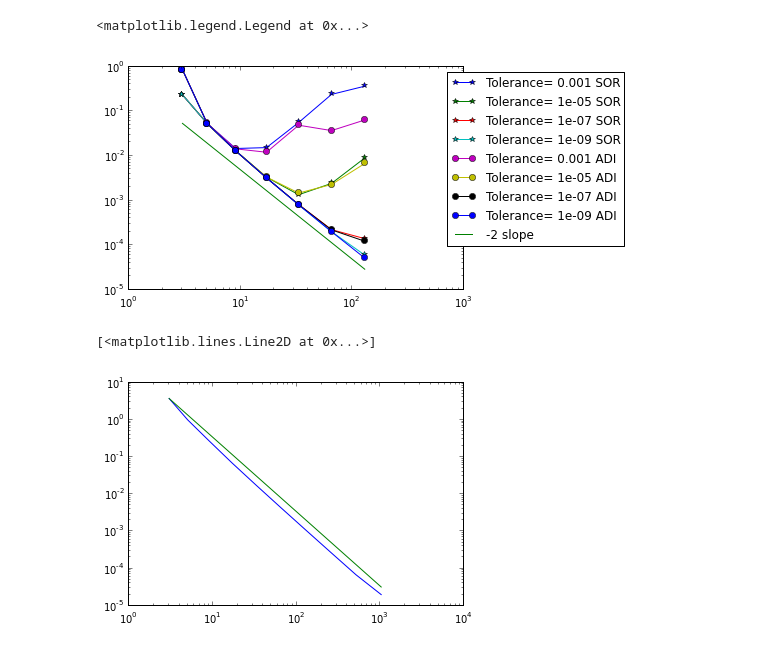
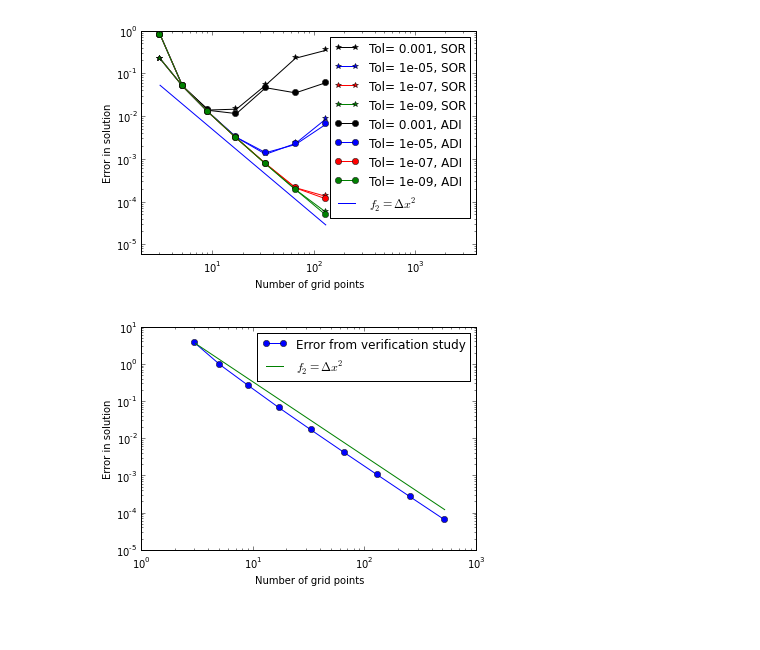
Before and after one commit to janvonrickenbach/Cfd_fundamentals, a Jupyter notebook: Cfd_fund.ipynb, the cells around one changed output. Saved outputs shown, nothing was run; the diff lists cells and outputs as text; code cells hidden in the pictures; blank space fills up the shorter version.

Commit message:
Mostly worked on the report and the plots

```diff
--- a/Cfd_fund.ipynb
+++ b/Cfd_fund.ipynb
@@ -403,0 +362,12 @@ Wall time: 2min 58s
+# %%
+
+grids = [17,33,65,129]
+
+vel_tuple_100 = []
+vel_tuple_1000 = []
+for nx in grids:
+
+     vel_tuple = test_cavity(100,0.05,nx,"adi",plot=False,max_dt=10000,restart=False)
+     vel_tuple_100.append(vel_tuple)
+     vel_tuple =test_cavity(1000.,0.5,nx,"adi",plot=False,max_dt=10000,restart=False)
+     vel_tuple_1000.append(vel_tuple)
@@ -435,38 +430,51 @@ Error in TDM= 0
 error_sor = []
 error_adi = []
 grids = [3,5,9,17,33,65,129]
-tolerances = [1E-1,1E-2,1E-3,1E-4,1E-5,1E-6]
 tolerances = [1E-3,1E-5,1E-7,1E-9]
 
 
 for tol in tolerances:
     tol_error = []
     for nx in grids:
-        tol_error.append(max(solver_tests(nx,nx,tol,1.3,"sor",plot=False)))
+        tol_error.append(max(solver_tests(nx,nx,tol,1.3,"sor",plot=False)[0]))
     error_sor.append(tol_error)
 # %%
 for tol in tolerances:
     tol_error = []
     for nx in grids:
-        tol_error.append(max(solver_tests(nx,nx,tol,1.3,"adi",plot=False)))
+        tol_error.append(max(solver_tests(nx,nx,tol,1.3,"adi",plot=False)[0]))
     error_adi.append(tol_error)
 # %%
-for tol,err in zip(tolerances,error_sor):
-    pl.loglog(grids,err,'-*',label="Tolerance= "+str(tol)+" SOR")
-for tol,err in zip(tolerances,error_adi):
-    pl.loglog(grids,err,'-o',label="Tolerance= "+str(tol)+" ADI")
-pl.loglog(grids,1./np.array(grids)**2*3**2*error_adi[0][1],label="-2 slope")
-pl.gca().legend(bbox_to_anchor=[1.5,1])
+colors =["k","b","r","g"]
+for tol,err,col in zip(tolerances,error_sor,colors):
+    pl.loglog(grids,err,'-*',label="Tol= "+str(tol)+", SOR",color=col)
+for tol,err,col in zip(tolerances,error_adi,colors):
+    pl.loglog(grids,err,'-o',label="Tol= "+str(tol)+", ADI",color=col)
+pl.loglog(grids,1./np.array(grids)**2/2,label="$f_2= \Delta x^2$")
+
+ax = pl.gca()
+#pl.gca().legend(bbox_to_anchor=[1.5,1])
+pl.gca().legend()
+
+ax.set_xlabel("Number of grid points")
+ax.set_ylabel("Error in solution")
+ax.set_xlim([2,4E3])
+ax.set_ylim([6E-6,1])
+
+pl.gcf().savefig("report/figs/code_verification_tol.eps")
 # %% [output]
-<matplotlib.legend.Legend at 0x...>
-[figure, old version]
+[figure, new version]
 # %%
-grids = [3,5,9,17,33,65,129,257,513,1025]
+grids = [3,5,9,17,33,65,129,257,513]
 error = []
 for nx in grids:
     error.append(euler_test(nx,nx,plot=False))
-pl.loglog(grids,error)
+pl.loglog(grids,error,'-o')
 pl.loglog(grids,1./np.array(grids)**2*3**2*error[0])
+ax=pl.gca()
+ax.set_xlabel("Number of grid points")
+ax.set_ylabel("Error in solution")
+ax.legend(["Error from verification study","$f_2 = \Delta x^2$"])
+pl.gcf().savefig("report/figs/code_verification_euler.eps")
 # %% [output]
-[<matplotlib.lines.Line2D at 0x...>]
-[figure, old version]
+[figure, new version]
```
Also changed, not shown: parts of 23 cells of this notebook, 7 other files.
